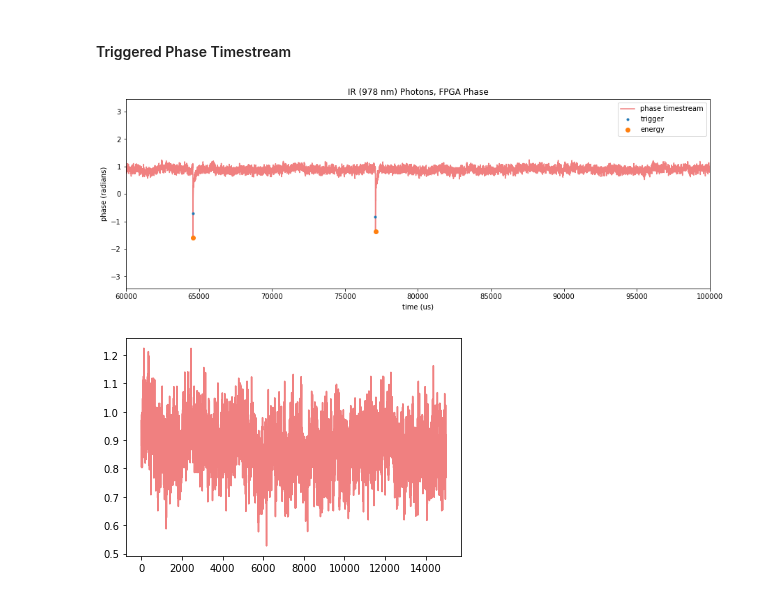
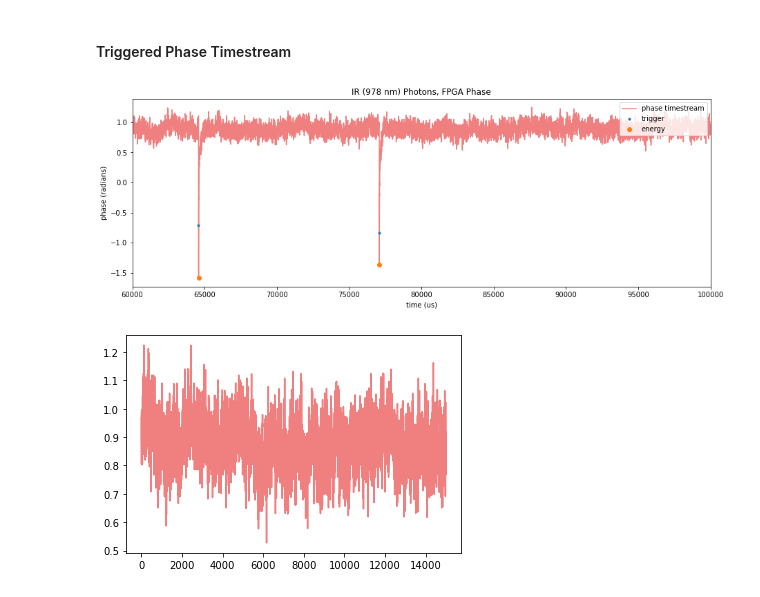
Before and after one commit to MazinLab/MKIDReadoutAnalysis, a Jupyter notebook: Optimal_Filter_R_Comparison.ipynb, the cells around one changed output. Saved outputs shown, nothing was run; the diff lists cells and outputs as text; code cells hidden in the pictures.

```diff
--- a/Optimal_Filter_R_Comparison.ipynb
+++ b/Optimal_Filter_R_Comparison.ipynb
@@ -127,11 +127,11 @@ Total photons: 31388
 # %% [markdown]
 #### Triggered Phase Timestream
 # %%
-ir_phase_readout.plot_triggers(ir_phase, fs=1e6, energies=True, color='lightcoral')
+ir_phase_readout.plot_triggers(ir_phase, fs=1e6, energies=True, color='lightcoral', xlim=(60000,100000))
 plt.xlim([60000,100000]);
 plt.title('IR (978 nm) Photons, FPGA Phase');
 # %% [output]
-[figure, old version]
+[figure, new version]
 # %%
 x = slice(35000, 50000)
 plt.plot(ir_phase[x], color='lightcoral')
```
Also changed, not shown: parts of 24 cells of this notebook.
